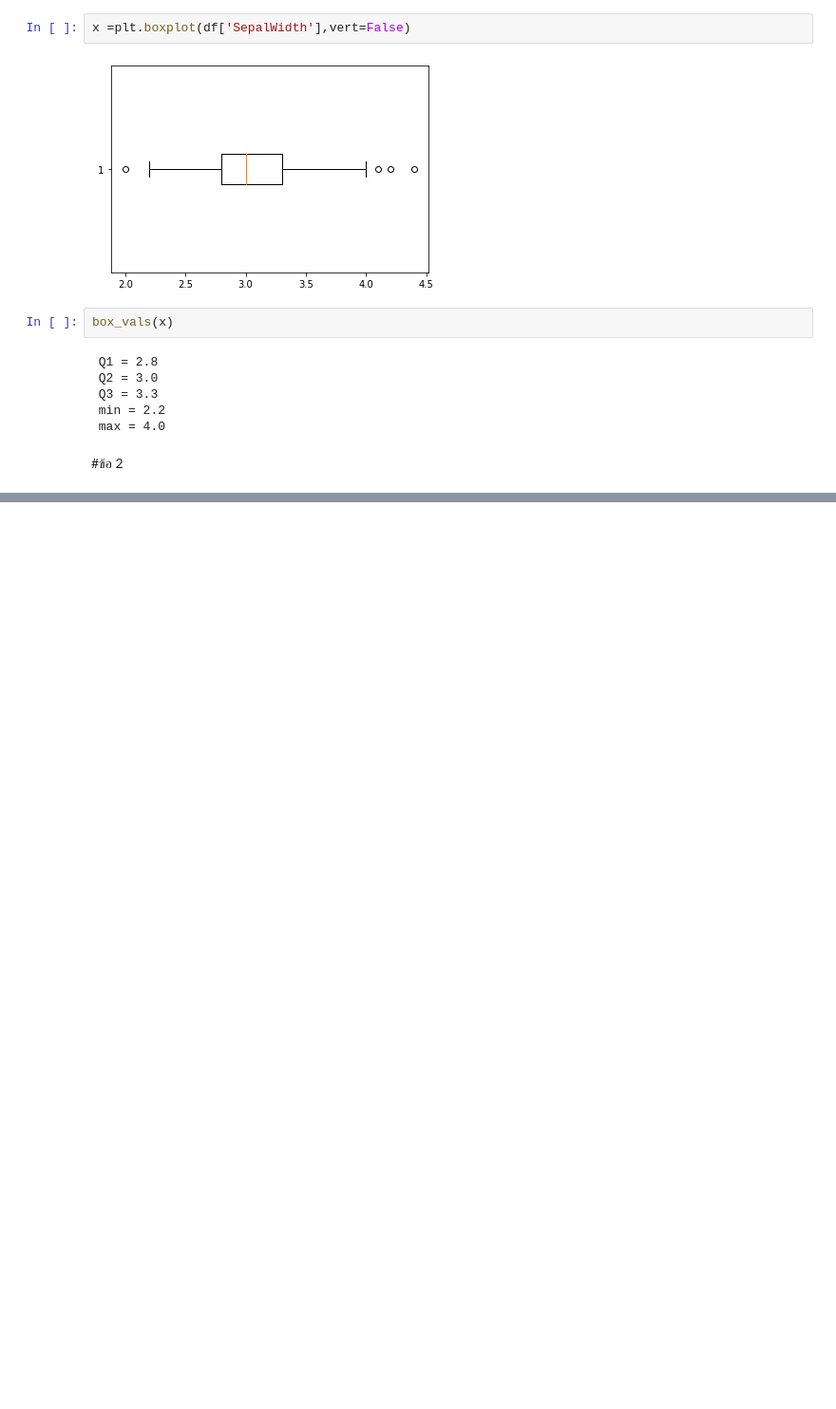
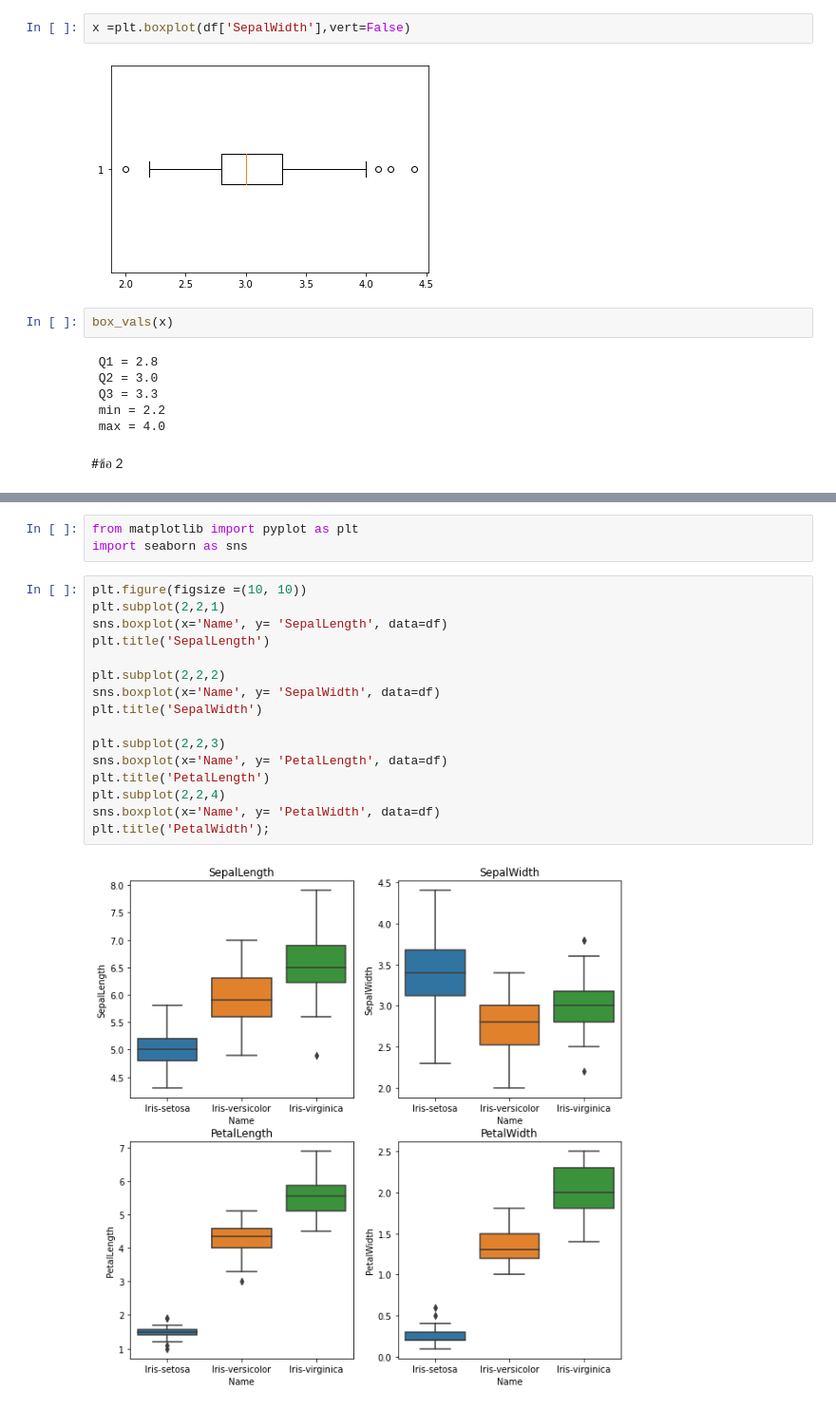
Before and after one commit to nichakornchaisuwan/data_viz_2022, a Jupyter notebook: DataViz02_Data_Distribution.ipynb, the cells around one changed output, grey strips where cells are left out. Shown at 95% size. Saved outputs shown, nothing was run; the diff lists cells and outputs as text; blank space fills up the shorter version.

```diff
--- a/DataViz02_Data_Distribution.ipynb
+++ b/DataViz02_Data_Distribution.ipynb
@@ -294,0 +314,21 @@ plt.title('virginica');
+# %%
+from matplotlib import pyplot as plt
+import seaborn as sns
+# %%
+plt.figure(figsize =(10, 10))
+plt.subplot(2,2,1)
+sns.boxplot(x='Name', y= 'SepalLength', data=df)
+plt.title('SepalLength')
+
+plt.subplot(2,2,2)
+sns.boxplot(x='Name', y= 'SepalWidth', data=df)
+plt.title('SepalWidth')
+
+plt.subplot(2,2,3)
+sns.boxplot(x='Name', y= 'PetalLength', data=df)
+plt.title('PetalLength')
+plt.subplot(2,2,4)
+sns.boxplot(x='Name', y= 'PetalWidth', data=df)
+plt.title('PetalWidth');
+# %% [output]
+[figure, added]
```
Also changed, not shown: parts of 6 cells of this notebook.
